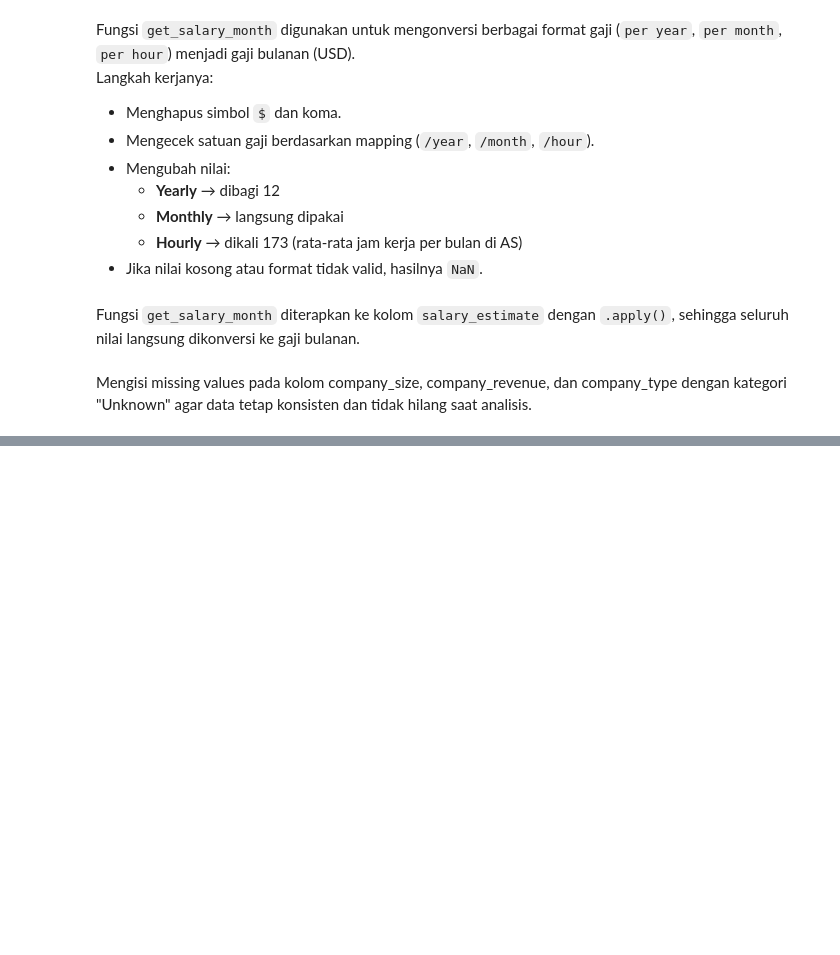
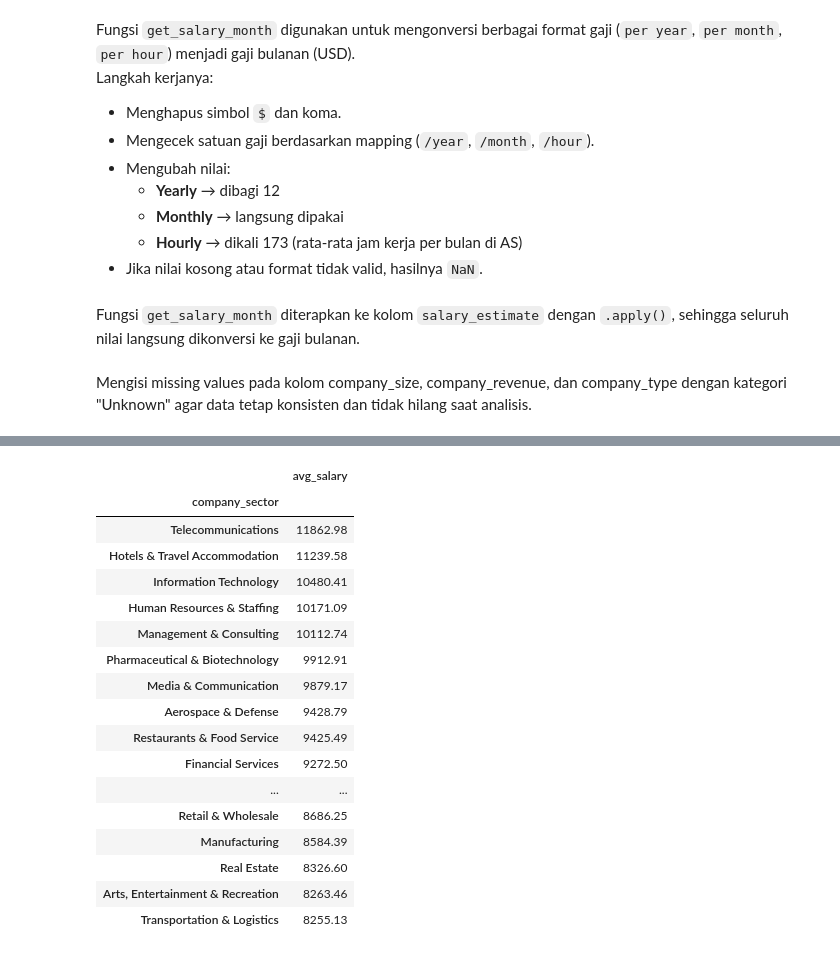
Before and after one commit to alfianfebiyanto/Product-Data-ETL-Pipeline, a Jupyter notebook: requirement_clean.ipynb, the cells around one changed output, grey strips where cells are left out. Drawn from its saved outputs; the diff is of its cells as text; code cells hidden in the pictures; blank space fills up the shorter version.

```diff
--- a/requirement_clean.ipynb
+++ b/requirement_clean.ipynb
@@ -245,0 +316,27 @@ df_req['company_type'] =  df_req['company_type'].fillna('Unknown')
+# %%
+# rata-rata 'salary' by Industry
+(
+    df_req.groupby("company_sector")
+        .agg(avg_salary=("salary_estimate","mean"))
+        .sort_values("avg_salary",ascending=False)
+        .head(20).round(2)
+)
+# %% [output]
+|  | avg_salary |
+| company_sector |  |
+| Telecommunications | 11862.98 |
+| Hotels & Travel Accommodation | 11239.58 |
+| Information Technology | 10480.41 |
+| Human Resources & Staffing | 10171.09 |
+| Management & Consulting | 10112.74 |
+| Pharmaceutical & Biotechnology | 9912.91 |
+| Media & Communication | 9879.17 |
+| Aerospace & Defense | 9428.79 |
+| Restaurants & Food Service | 9425.49 |
+| Financial Services | 9272.50 |
+| ... | ... |
+| Retail & Wholesale | 8686.25 |
+| Manufacturing | 8584.39 |
+| Real Estate | 8326.60 |
+| Arts, Entertainment & Recreation | 8263.46 |
+| Transportation & Logistics | 8255.13 |
```
Also changed, not shown: parts of 33 cells of this notebook.
